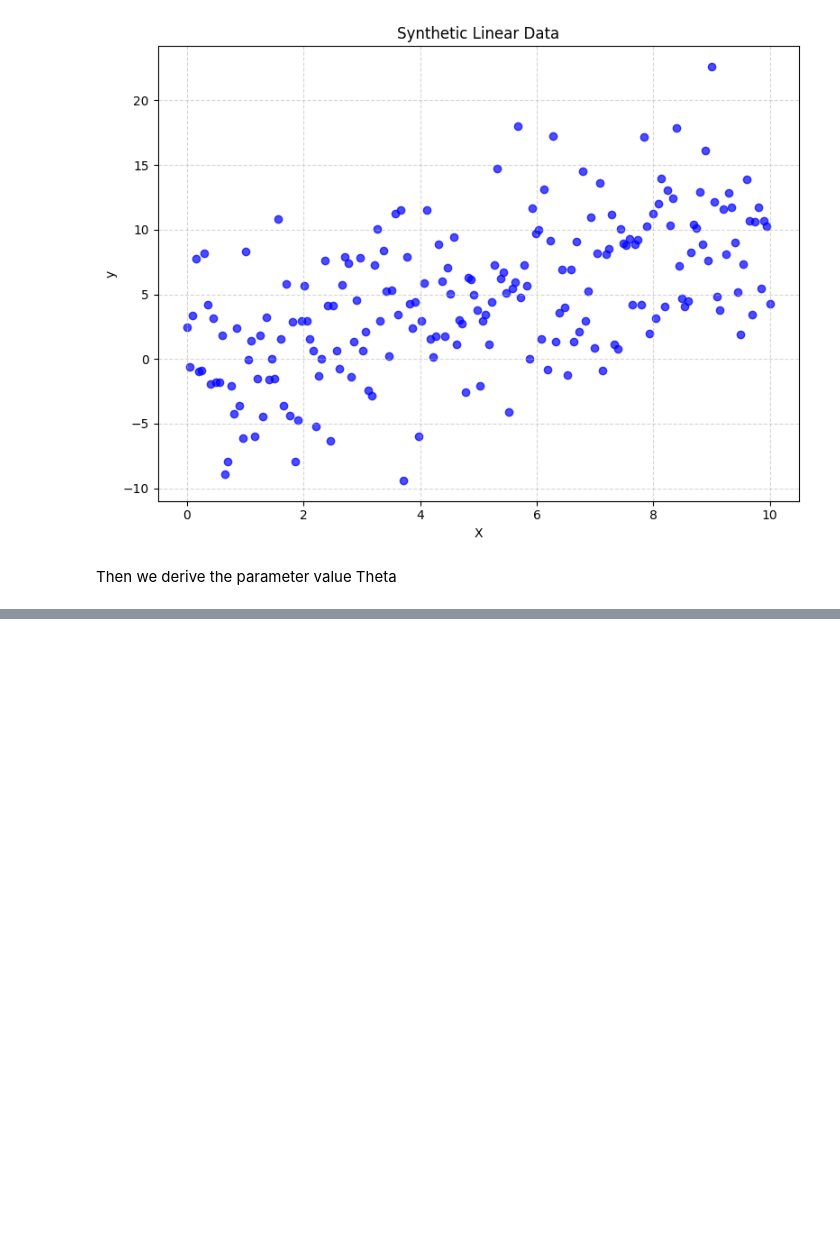
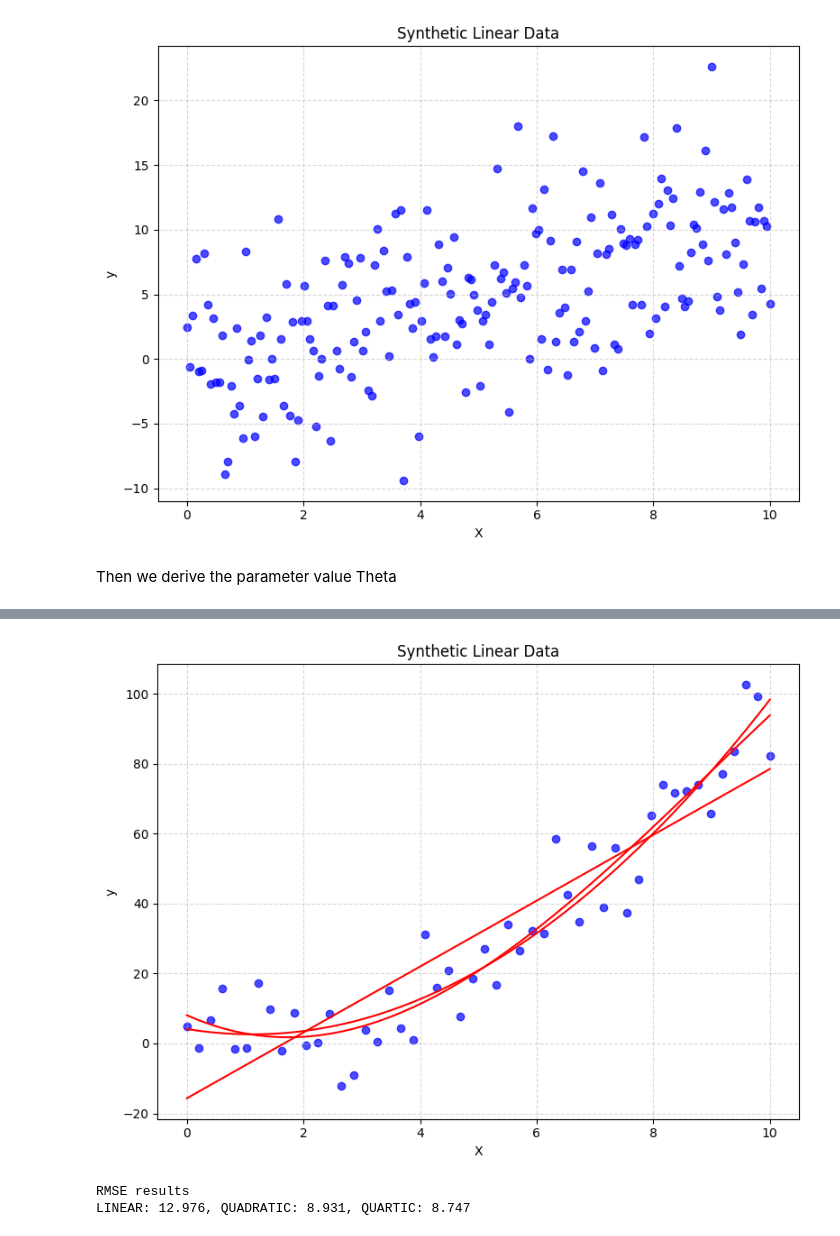
Before and after one commit to DovydasVe/Regression-From-Scratch, a Jupyter notebook: notebooks/02_deriving_linear_regression.ipynb, the cells around one changed output, grey strips where cells are left out. Drawn from its saved outputs; the diff is of its cells as text; code cells hidden in the pictures; blank space fills up the shorter version.

```diff
--- a/notebooks/02_deriving_linear_regression.ipynb
+++ b/notebooks/02_deriving_linear_regression.ipynb
@@ -23,0 +58,26 @@ debug
+# %%
+params_deg1 = linear_regression.find_theta_multinomial(X_q, y_q, 1)
+params_deg2 = linear_regression.find_theta_multinomial(X_q, y_q, 2)
+params_deg4 = linear_regression.find_theta_multinomial(X_q, y_q, 4)
+
+pred_deg1 = linear_regression.predict(X_q, params_deg1)
+pred_deg2 = linear_regression.predict(X_q, params_deg2)
+pred_deg4 = linear_regression.predict(X_q, params_deg4)
+# %%
+visualise.plot_data(X_q, y_q, [pred_deg1, pred_deg2, pred_deg4])
+# %% [output]
+[figure, added]
+# %%
+
+rmse_deg1 = evaluate.evaluate_rmse(y_q, pred_deg1)
+rmse_deg2 = evaluate.evaluate_rmse(y_q, pred_deg2)
+rmse_deg4 = evaluate.evaluate_rmse(y_q, pred_deg4)
+
+print(
+    'RMSE results',
+    f'LINEAR: {round(rmse_deg1, 3)}, QUADRATIC: {round(rmse_deg2, 3)}, QUARTIC: {round(rmse_deg4, 3)}',
+    sep='\n'
+)
+# %% [output]
+RMSE results
+LINEAR: 12.976, QUADRATIC: 8.931, QUARTIC: 8.747
```
Also changed, not shown: parts of 11 cells of this notebook, 4 other files.
